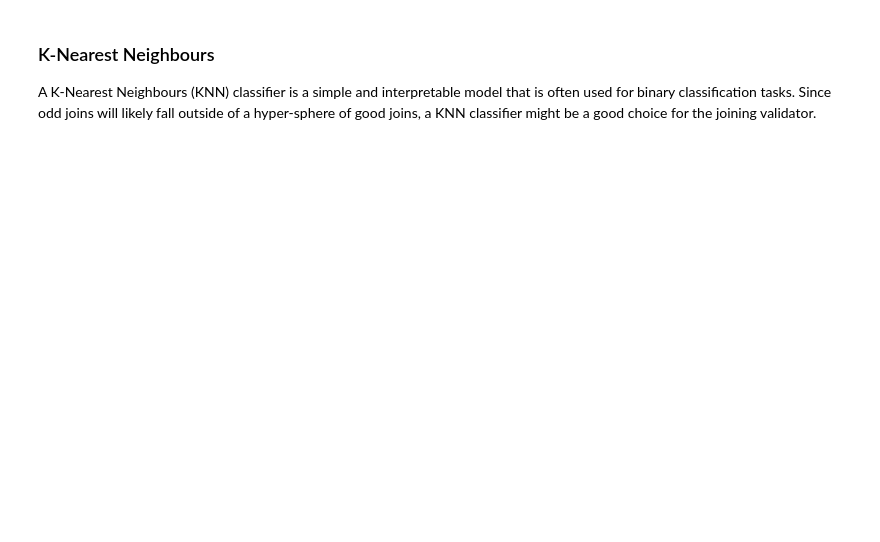
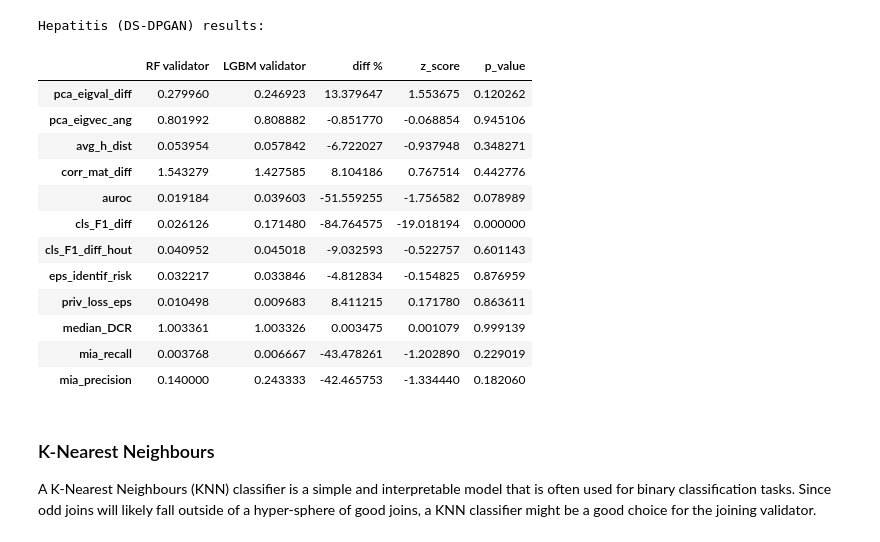
Before and after one commit to notna07/disjoint-synthetic-data-generation, a Jupyter notebook: 04_joining_validator.ipynb, the cells around one changed output. Cells and saved outputs as stored; diff of their text form; code cells hidden in the pictures; blank space fills up the shorter version.

```diff
--- a/04_joining_validator.ipynb
+++ b/04_joining_validator.ipynb
@@ -80,3 +231,23 @@ We will start by experimenting with different classifiers. This experiment aims
+# %%
+print("Hepatitis (DS-DPGAN) results:")
+create_comparison_table('experiments/results/hepatitis_case_study_adapt/datasynthesizer_dpgan.csv',
+                        'experiments/results/validator_case_study/ds_dp_lgbm.csv',
+                        'RF validator', 'LGBM validator')
+# %% [output]
+Hepatitis (DS-DPGAN) results:
+|  | RF validator | LGBM validator | diff % | z_score | p_value |
+| pca_eigval_diff | 0.279960 | 0.246923 | 13.379647 | 1.553675 | 0.120262 |
+| pca_eigvec_ang | 0.801992 | 0.808882 | -0.851770 | -0.068854 | 0.945106 |
+| avg_h_dist | 0.053954 | 0.057842 | -6.722027 | -0.937948 | 0.348271 |
+| corr_mat_diff | 1.543279 | 1.427585 | 8.104186 | 0.767514 | 0.442776 |
+| auroc | 0.019184 | 0.039603 | -51.559255 | -1.756582 | 0.078989 |
+| cls_F1_diff | 0.026126 | 0.171480 | -84.764575 | -19.018194 | 0.000000 |
+| cls_F1_diff_hout | 0.040952 | 0.045018 | -9.032593 | -0.522757 | 0.601143 |
+| eps_identif_risk | 0.032217 | 0.033846 | -4.812834 | -0.154825 | 0.876959 |
+| priv_loss_eps | 0.010498 | 0.009683 | 8.411215 | 0.171780 | 0.863611 |
+| median_DCR | 1.003361 | 1.003326 | 0.003475 | 0.001079 | 0.999139 |
+| mia_recall | 0.003768 | 0.006667 | -43.478261 | -1.202890 | 0.229019 |
+| mia_precision | 0.140000 | 0.243333 | -42.465753 | -1.334440 | 0.182060 |
 # %% [markdown]
 ### K-Nearest Neighbours
 
```
Also changed, not shown: parts of 36 cells of this notebook, 3 other files.
